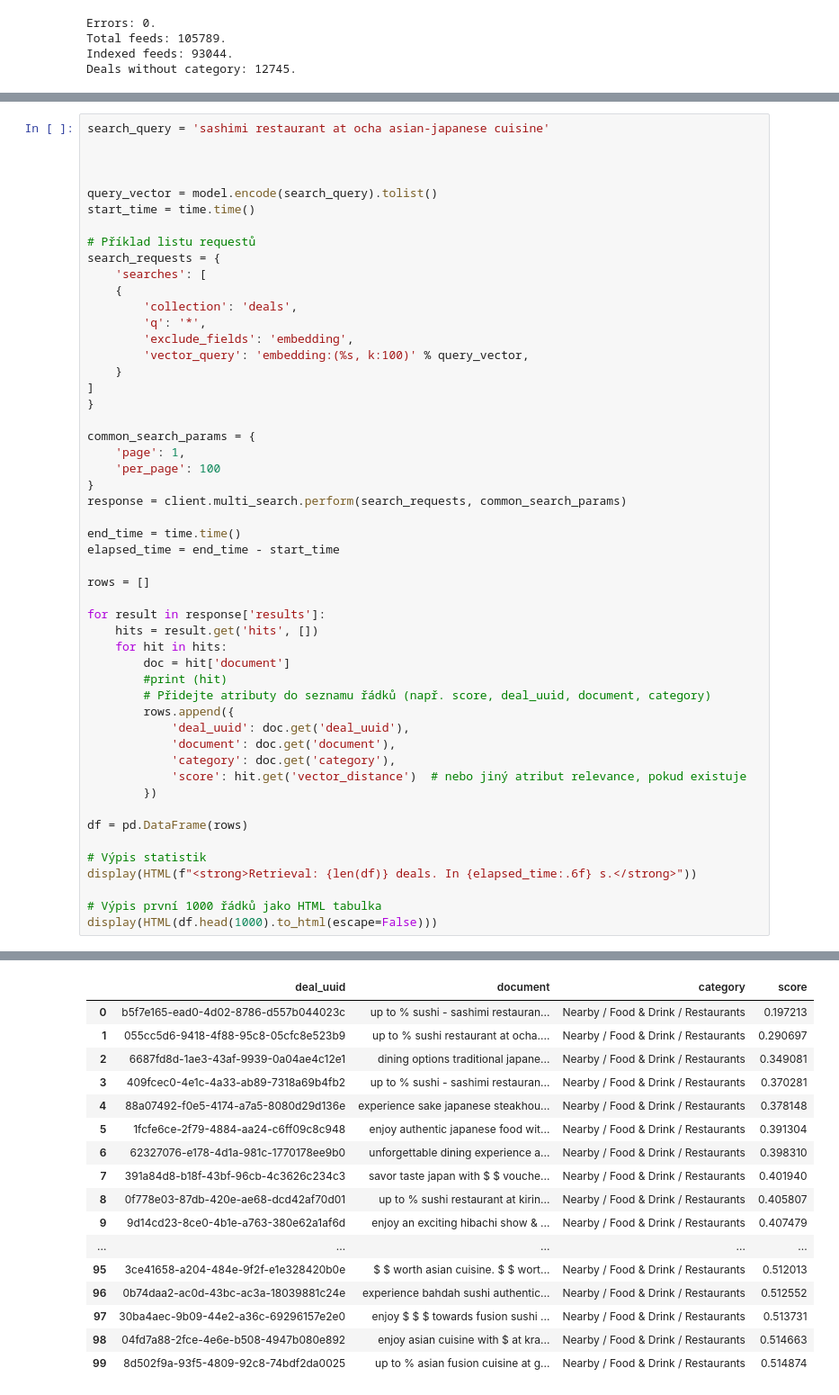
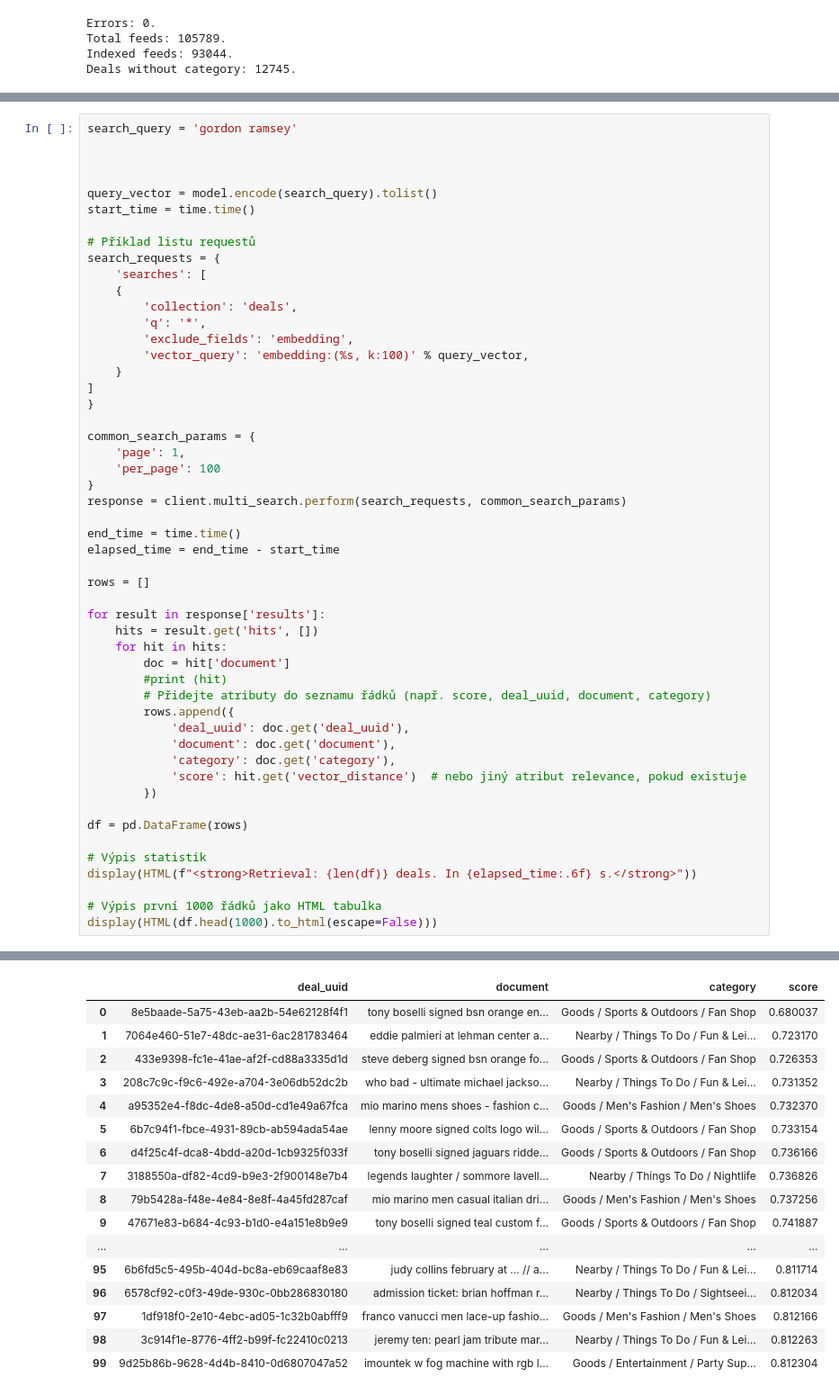
Before and after one commit to zphilippcz/research, a Jupyter notebook: dealsdb/indexing_typesense.ipynb, the cells around one changed output, grey strips where cells are left out. Shown: that part at 90% size. Cells and saved outputs as stored; diff of their text form.

```diff
--- a/dealsdb/indexing_typesense.ipynb
+++ b/dealsdb/indexing_typesense.ipynb
@@ -295,7 +371,7 @@ Retrieval: 20 deals. In 0.019157 s.
 | 18 | ff2b5a85-bccd-4af1-8766-0664cff97a25 | rejuvenate with -minute massage a... | Nearby / Beauty & Spas / Massage |
 | 19 | ff16bb84-db14-4691-b3ee-91e90c966607 | up to % massage at vivi body spa.... | Nearby / Beauty & Spas |
 # %%
-search_query = 'sashimi restaurant at ocha asian-japanese cuisine'
+search_query = 'gordon ramsey'
 
 
 
@@ -350,17 +426,17 @@ Retrieval: 100 deals. In 0.034529 s.
 |  | deal_uuid | document | category | score |
-| 0 | b5f7e165-ead0-4d02-8786-d557b044023c | up to % sushi - sashimi restauran... | Nearby / Food & Drink / Restaurants | 0.197213 |
-| 1 | 055cc5d6-9418-4f88-95c8-05cfc8e523b9 | up to % sushi restaurant at ocha.... | Nearby / Food & Drink / Restaurants | 0.290697 |
-| 2 | 6687fd8d-1ae3-43af-9939-0a04ae4c12e1 | dining options traditional japane... | Nearby / Food & Drink / Restaurants | 0.349081 |
-| 3 | 409fcec0-4e1c-4a33-ab89-7318a69b4fb2 | up to % sushi - sashimi restauran... | Nearby / Food & Drink / Restaurants | 0.370281 |
-| 4 | 88a07492-f0e5-4174-a7a5-8080d29d136e | experience sake japanese steakhou... | Nearby / Food & Drink / Restaurants | 0.378148 |
-| 5 | 1fcfe6ce-2f79-4884-aa24-c6ff09c8c948 | enjoy authentic japanese food wit... | Nearby / Food & Drink / Restaurants | 0.391304 |
-| 6 | 62327076-e178-4d1a-981c-1770178ee9b0 | unforgettable dining experience a... | Nearby / Food & Drink / Restaurants | 0.398310 |
-| 7 | 391a84d8-b18f-43bf-96cb-4c3626c234c3 | savor taste japan with $ $ vouche... | Nearby / Food & Drink / Restaurants | 0.401940 |
-| 8 | 0f778e03-87db-420e-ae68-dcd42af70d01 | up to % sushi restaurant at kirin... | Nearby / Food & Drink / Restaurants | 0.405807 |
-| 9 | 9d14cd23-8ce0-4b1e-a763-380e62a1af6d | enjoy an exciting hibachi show & ... | Nearby / Food & Drink / Restaurants | 0.407479 |
+| 0 | 8e5baade-5a75-43eb-aa2b-54e62128f4f1 | tony boselli signed bsn orange en... | Goods / Sports & Outdoors / Fan Shop | 0.680037 |
+| 1 | 7064e460-51e7-48dc-ae31-6ac281783464 | eddie palmieri at lehman center a... | Nearby / Things To Do / Fun & Lei... | 0.723170 |
+| 2 | 433e9398-fc1e-41ae-af2f-cd88a3335d1d | steve deberg signed bsn orange fo... | Goods / Sports & Outdoors / Fan Shop | 0.726353 |
+| 3 | 208c7c9c-f9c6-492e-a704-3e06db52dc2b | who bad - ultimate michael jackso... | Nearby / Things To Do / Fun & Lei... | 0.731352 |
+| 4 | a95352e4-f8dc-4de8-a50d-cd1e49a67fca | mio marino mens shoes - fashion c... | Goods / Men's Fashion / Men's Shoes | 0.732370 |
+| 5 | 6b7c94f1-fbce-4931-89cb-ab594ada54ae | lenny moore signed colts logo wil... | Goods / Sports & Outdoors / Fan Shop | 0.733154 |
+| 6 | d4f25c4f-dca8-4bdd-a20d-1cb9325f033f | tony boselli signed jaguars ridde... | Goods / Sports & Outdoors / Fan Shop | 0.736166 |
+| 7 | 3188550a-df82-4cd9-b9e3-2f900148e7b4 | legends laughter / sommore lavell... | Nearby / Things To Do / Nightlife | 0.736826 |
+| 8 | 79b5428a-f48e-4e84-8e8f-4a45fd287caf | mio marino men casual italian dri... | Goods / Men's Fashion / Men's Shoes | 0.737256 |
+| 9 | 47671e83-b684-4c93-b1d0-e4a151e8b9e9 | tony boselli signed teal custom f... | Goods / Sports & Outdoors / Fan Shop | 0.741887 |
 | ... | ... | ... | ... | ... |
-| 95 | 3ce41658-a204-484e-9f2f-e1e328420b0e | $ $ worth asian cuisine. $ $ wort... | Nearby / Food & Drink / Restaurants | 0.512013 |
-| 96 | 0b74daa2-ac0d-43bc-ac3a-18039881c24e | experience bahdah sushi authentic... | Nearby / Food & Drink / Restaurants | 0.512552 |
-| 97 | 30ba4aec-9b09-44e2-a36c-69296157e2e0 | enjoy $ $ $ towards fusion sushi ... | Nearby / Food & Drink / Restaurants | 0.513731 |
-| 98 | 04fd7a88-2fce-4e6e-b508-4947b080e892 | enjoy asian cuisine with $ at kra... | Nearby / Food & Drink / Restaurants | 0.514663 |
-| 99 | 8d502f9a-93f5-4809-92c8-74bdf2da0025 | up to % asian fusion cuisine at g... | Nearby / Food & Drink / Restaurants | 0.514874 |
+| 95 | 6b6fd5c5-495b-404d-bc8a-eb69caaf8e83 | judy collins february at ... // a... | Nearby / Things To Do / Fun & Lei... | 0.811714 |
+| 96 | 6578cf92-c0f3-49de-930c-0bb286830180 | admission ticket: brian hoffman r... | Nearby / Things To Do / Sightseei... | 0.812034 |
+| 97 | 1df918f0-2e10-4ebc-ad05-1c32b0abfff9 | franco vanucci men lace-up fashio... | Goods / Men's Fashion / Men's Shoes | 0.812166 |
+| 98 | 3c914f1e-8776-4ff2-b99f-fc22410c0213 | jeremy ten: pearl jam tribute mar... | Nearby / Things To Do / Fun & Lei... | 0.812263 |
+| 99 | 9d25b86b-9628-4d4b-8410-0d6807047a52 | imountek w fog machine with rgb l... | Goods / Entertainment / Party Sup... | 0.812304 |
```
Also changed, not shown: parts of 4 cells of this notebook, 2 other files.
